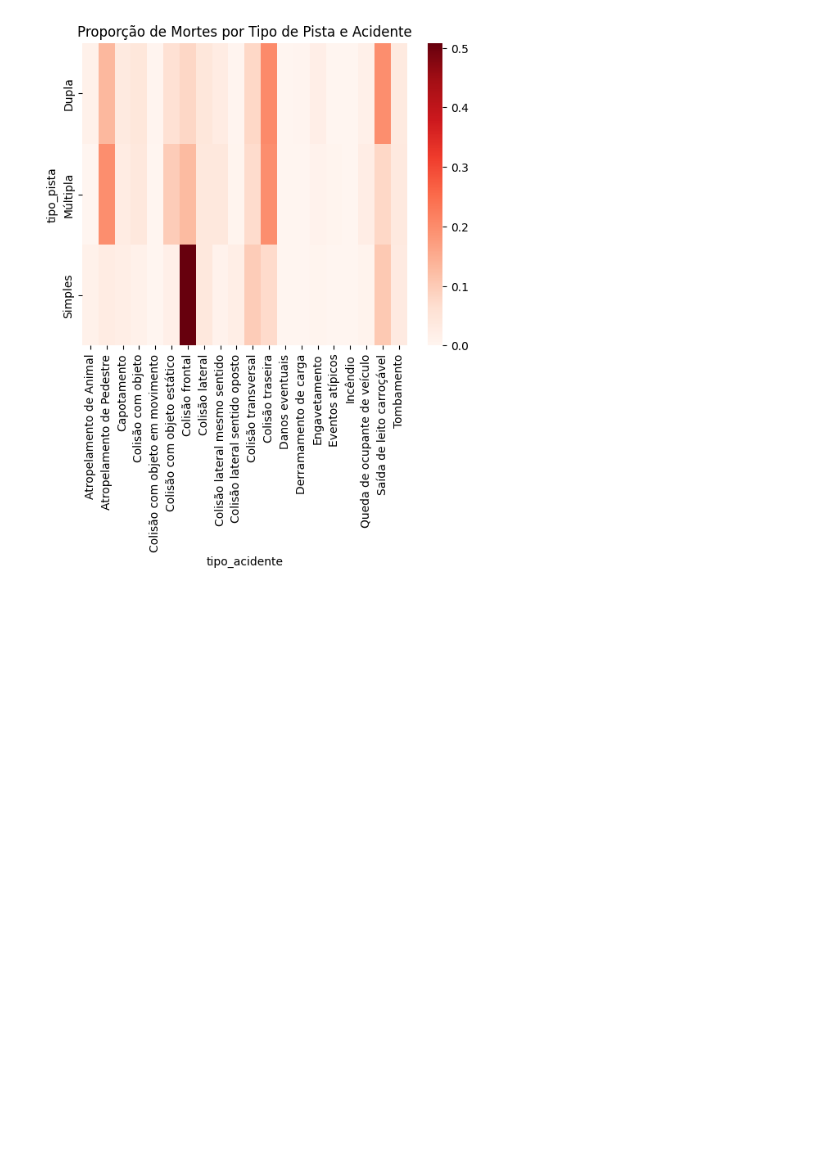
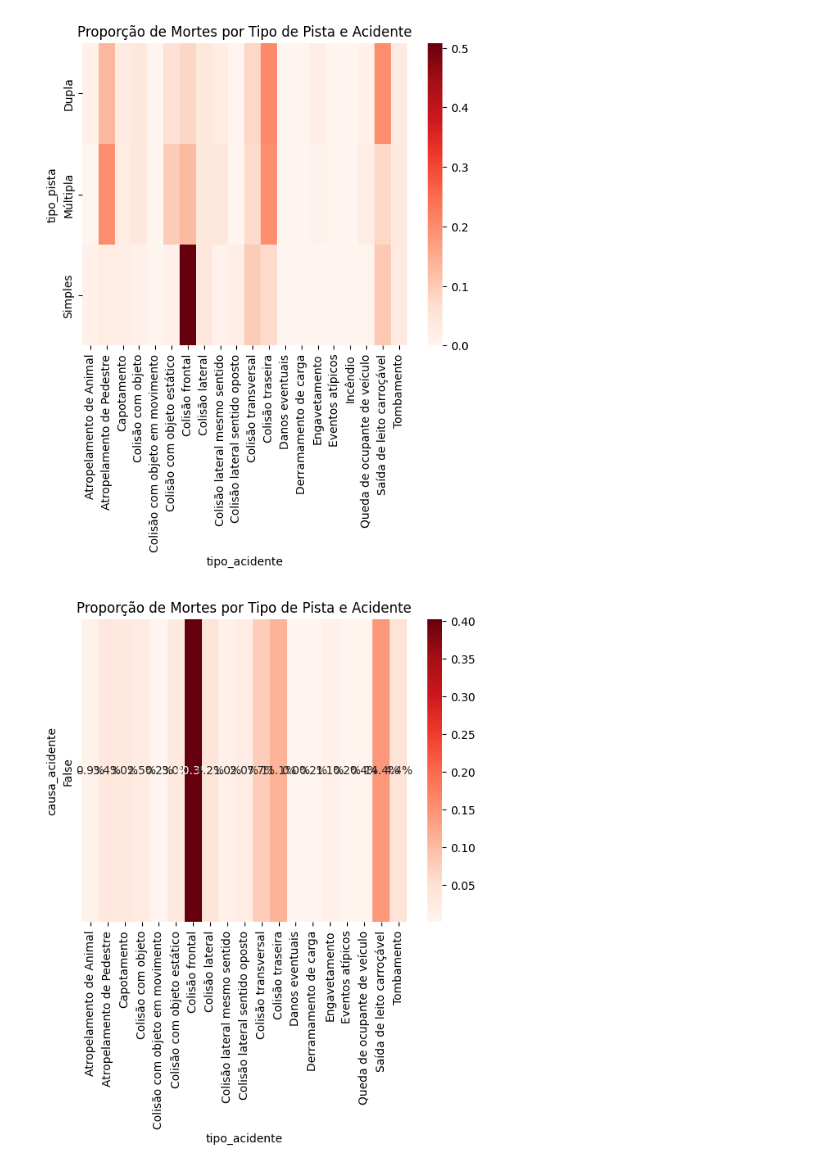
Before and after one commit to marlonlfranca/acidentes-brasil, a Jupyter notebook: jupyter/Correlation-accidents.ipynb, the cells around one changed output. Drawn from its saved outputs; the diff is of its cells as text; code cells hidden in the pictures; blank space fills up the shorter version.

```diff
--- a/jupyter/Correlation-accidents.ipynb
+++ b/jupyter/Correlation-accidents.ipynb
@@ -171,3 +171,19 @@ plt.title('Proporção de Mortes por Tipo de Pista e Acidente');
 # 1. A COLISÃO FRONTAL tem correlação FORTE com PISTA SIMPLES.
 # 2. O ATROPELAMENTO DE PEDESTRE tem correlação FORTE com PISTAS DUPLAS E MÚLTIPLAS, e FRACA com PISTAS SIMPLES.
 # 3. A SAÍDA DO LEITO CARROÇÁVEL tem correlação FORTE com PISTAS SIMPLES E DUPLAS, e FRACA com PISTAS MÚLTIPLAS.
+# %%
+sns.heatmap(
+    pd.crosstab(
+        data['causa_acidente']=='Falta de atenção à condução',
+        data['tipo_acidente'],
+        values=data['feridos'],
+        aggfunc='sum',
+        normalize='index'
+    ),
+    annot=True,
+    fmt="0.1%",
+    cmap='Reds'
+)
+plt.title('Proporção de Mortes por Tipo de Pista e Acidente');
+# %% [output]
+[figure, added]
```
